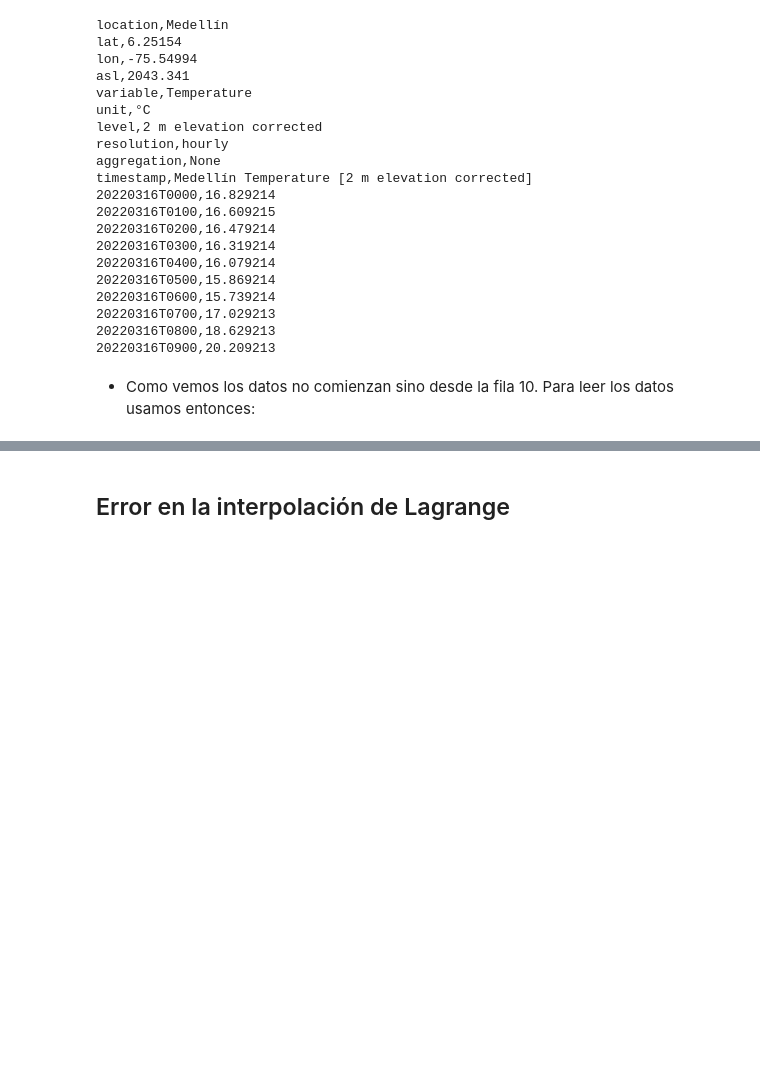
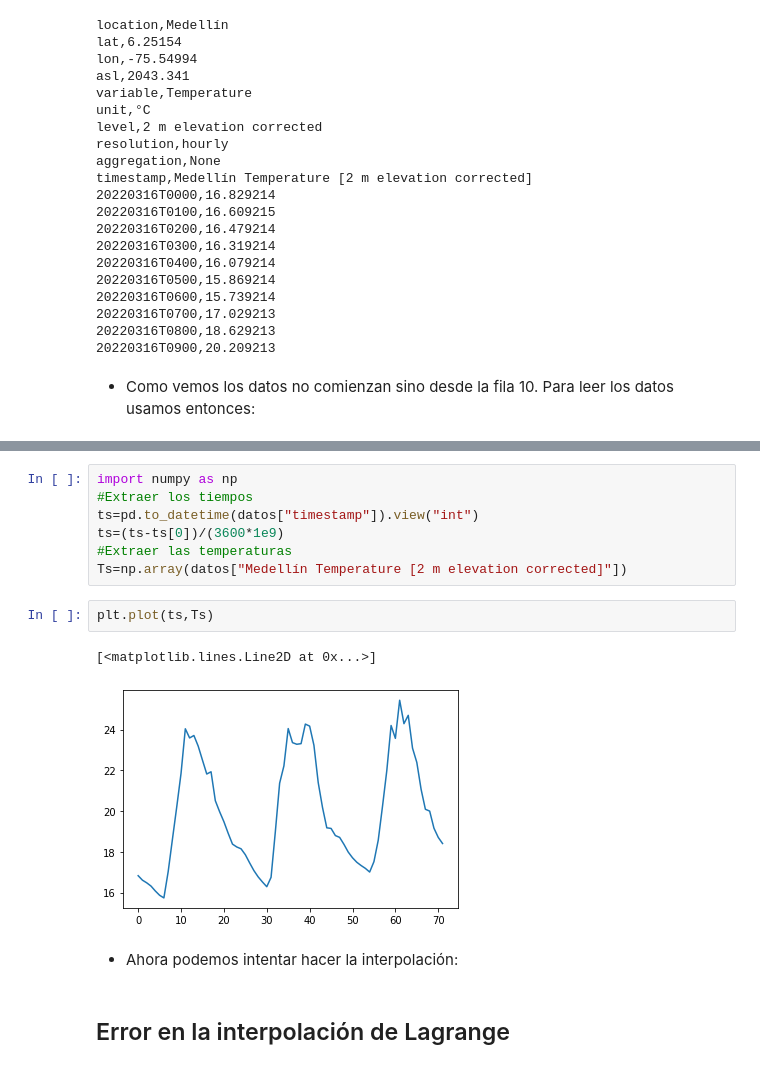
Before and after one commit to JorgeZuluaga/NotasMetodosNumericos, a Jupyter notebook: MN-CuadernoNotas-Interpolacion: error y datos.ipynb, the cells around one changed output, grey strips where cells are left out. Drawn from its saved outputs; the diff is of its cells as text; blank space fills up the shorter version.

```diff
--- a/MN-CuadernoNotas-Interpolacion: error y datos.ipynb
+++ b/MN-CuadernoNotas-Interpolacion: error y datos.ipynb
@@ -223,3 +236,17 @@ datos
+# %%
+import numpy as np
+#Extraer los tiempos
+ts=pd.to_datetime(datos["timestamp"]).view("int")
+ts=(ts-ts[0])/(3600*1e9)
+#Extraer las temperaturas
+Ts=np.array(datos["Medellín Temperature [2 m elevation corrected]"])
+# %%
+plt.plot(ts,Ts)
+# %% [output]
+[<matplotlib.lines.Line2D at 0x...>]
+[figure, added]
+# %% [markdown]
+- Ahora podemos intentar hacer la interpolación:
 # %% [markdown]
 ## Error en la interpolación de Lagrange
 # %% [markdown]
```
Also changed, not shown: parts of 7 cells of this notebook, 1 other file.
